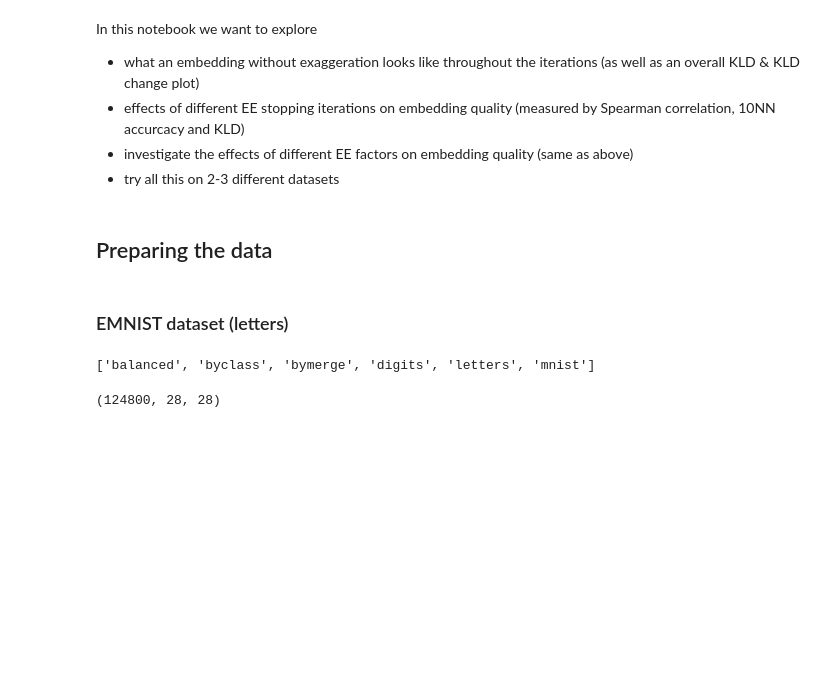
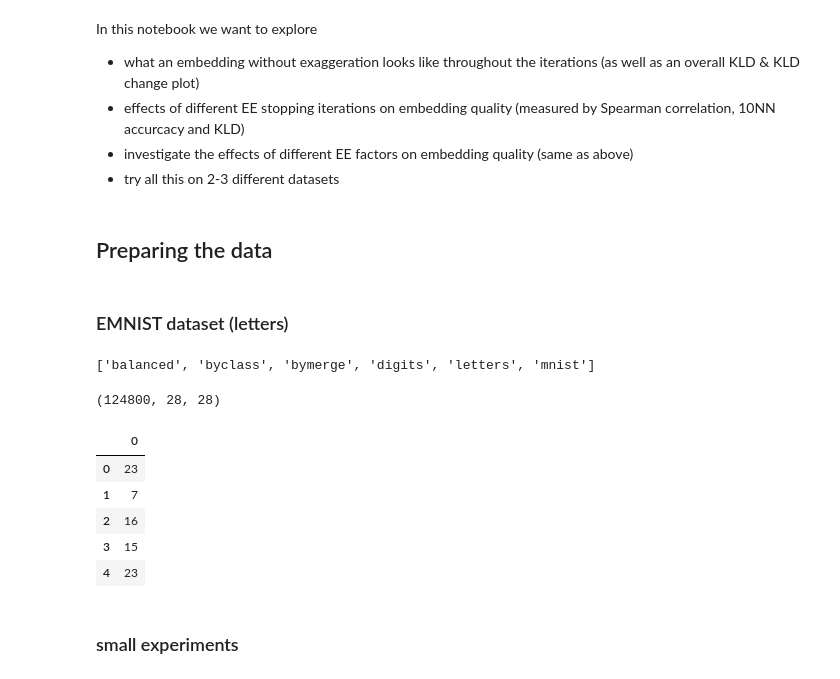
Before and after one commit to giSolve/thesis, a Jupyter notebook: code/exaggeration/exaggeration.ipynb, the cells around one changed output. Cells and saved outputs as stored; diff of their text form; code cells hidden in the pictures; blank space fills up the shorter version.

```diff
--- a/code/exaggeration/exaggeration.ipynb
+++ b/code/exaggeration/exaggeration.ipynb
@@ -23,0 +35,9 @@ images.shape
+# %%
+emnist_labels.head()
+# %% [output]
+|  | 0 |
+| 0 | 23 |
+| 1 | 7 |
+| 2 | 16 |
+| 3 | 15 |
+| 4 | 23 |
@@ -23,0 +49,2 @@ images.shape
+# %% [markdown]
+### small experiments
```
Also changed, not shown: parts of 14 cells of this notebook, 3 other files.
